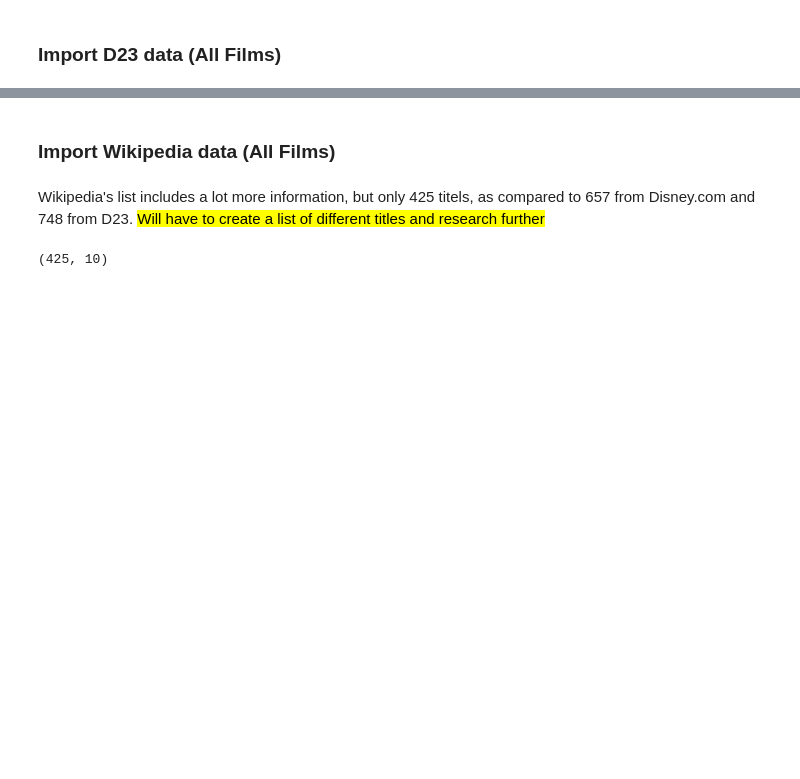
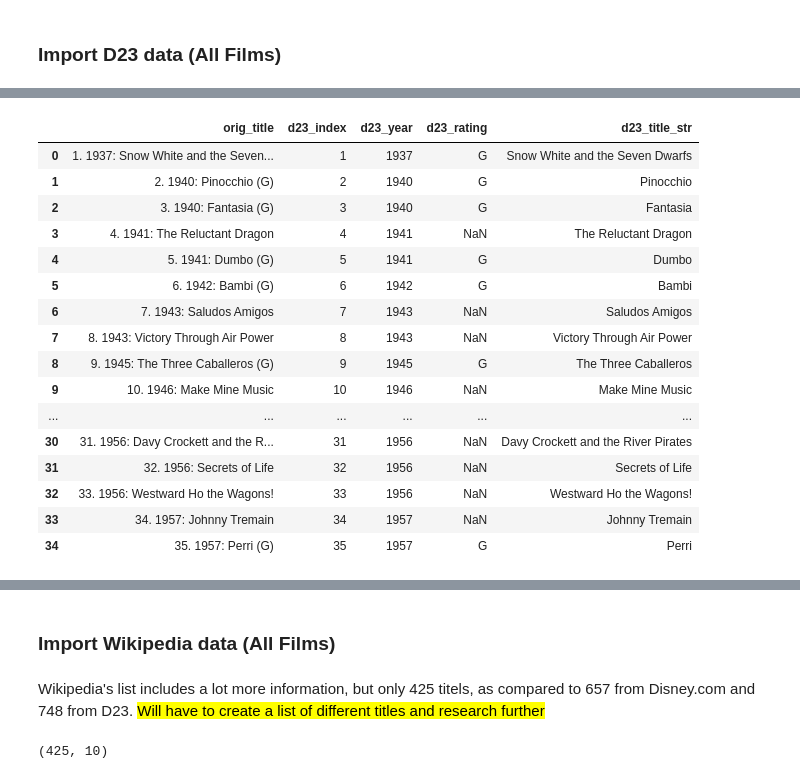
Before and after one commit to ThisBenRoberts/Disney-Movie-Project, a Jupyter notebook: 01_Disney_Import.ipynb, the cells around one changed output, grey strips where cells are left out. Drawn from its saved outputs; the diff is of its cells as text; code cells hidden in the pictures; blank space fills up the shorter version.

```diff
--- a/01_Disney_Import.ipynb
+++ b/01_Disney_Import.ipynb
@@ -50,3 +149,10 @@ FL_D23.head()
 | 2 | 3. 1940: Fantasia (G) |
 | 3 | 4. 1941: The Reluctant Dragon |
 | 4 | 5. 1941: Dumbo (G) |
+# %%
+# Splitting out the d_23 index number from the title
+# Not dropping the d23_index just yet incase I need it to trouble shoot
+
+index_split = FL_D23['orig_title'].str.split(".", n = 1, expand = True)
+FL_D23['d23_index'] = index_split[0]
+FL_D23['d23_title_str'] = index_split[1]
@@ -52,0 +168,9 @@ FL_D23.head()
+# %%
+# Splitting out the year number from the title
+
+year_split = FL_D23['d23_title_str'].str.split(":", n = 1, expand = True)
+
+FL_D23['d23_year'] = year_split[0]
+FL_D23['d23_title_str'] = year_split[1]
+
+FL_D23 = FL_D23[['orig_title', 'd23_index', 'd23_year', 'd23_title_str']]
@@ -52,0 +194,44 @@ FL_D23.head()
+# %%
+# If the rating is included in the title string, then assign the rating value to the rating column
+
+FL_D23['d23_rating'] = np.where(FL_D23['d23_title_str'].str.contains("\(G\)"), "G",
+                                np.where(FL_D23['d23_title_str'].str.contains("\(PG\)"), "PG",
+                                         np.where(FL_D23['d23_title_str'].str.contains("\(PG-13\)"), "PG-13",
+                                                  np.where(FL_D23['d23_title_str'].str.contains("\(R\)"), "R",
+                                                           np.where(FL_D23['d23_title_str'].str.contains("\(PG_13\)"), "PG-13",
+                                                                    np.where(FL_D23['d23_title_str'].str.contains("\(PG-13"), "PG-13",
+                                                                             np.where(FL_D23['d23_title_str'].str.contains("\(NR\)"), "NaN",
+                                                           "NaN" ) ) ) ) ) ) )
+
+# If the rating is included in the title string, then strip it out
+
+FL_D23['d23_title_str'] = np.where(FL_D23['d23_title_str'].str.contains("\(G\)"), FL_D23['d23_title_str'].str.replace("\(G\)",''),
+                                np.where(FL_D23['d23_title_str'].str.contains("\(PG\)"), FL_D23['d23_title_str'].str.replace("\(PG\)",''),
+                                         np.where(FL_D23['d23_title_str'].str.contains("\(PG-13\)"), FL_D23['d23_title_str'].str.replace("\(PG-13\)",''),
+                                                  np.where(FL_D23['d23_title_str'].str.contains("\(R\)"), FL_D23['d23_title_str'].str.replace("\(R\)",''),
+                                                           np.where(FL_D23['d23_title_str'].str.contains("\(PG_13\)"), FL_D23['d23_title_str'].str.replace("\(PG_13\)",''),
+                                                                    np.where(FL_D23['d23_title_str'].str.contains("\(PG-13"), FL_D23['d23_title_str'].str.replace("\(PG-13",''),
+                                                                             np.where(FL_D23['d23_title_str'].str.contains("\(NR\)"), FL_D23['d23_title_str'].str.replace("\(NR\)",''),
+                                                                    FL_D23['d23_title_str'] ) ) ) ) ) ) )
+
+FL_D23 = FL_D23[['orig_title', 'd23_index', 'd23_year', 'd23_rating', 'd23_title_str']]
+# %%
+FL_D23.head(35)
+# %% [output]
+|  | orig_title | d23_index | d23_year | d23_rating | d23_title_str |
+| 0 | 1. 1937: Snow White and the Seven... | 1 | 1937 | G | Snow White and the Seven Dwarfs |
+| 1 | 2. 1940: Pinocchio (G) | 2 | 1940 | G | Pinocchio |
+| 2 | 3. 1940: Fantasia (G) | 3 | 1940 | G | Fantasia |
+| 3 | 4. 1941: The Reluctant Dragon | 4 | 1941 | NaN | The Reluctant Dragon |
+| 4 | 5. 1941: Dumbo (G) | 5 | 1941 | G | Dumbo |
+| 5 | 6. 1942: Bambi (G) | 6 | 1942 | G | Bambi |
+| 6 | 7. 1943: Saludos Amigos | 7 | 1943 | NaN | Saludos Amigos |
+| 7 | 8. 1943: Victory Through Air Power | 8 | 1943 | NaN | Victory Through Air Power |
+| 8 | 9. 1945: The Three Caballeros (G) | 9 | 1945 | G | The Three Caballeros |
+| 9 | 10. 1946: Make Mine Music | 10 | 1946 | NaN | Make Mine Music |
+| ... | ... | ... | ... | ... | ... |
+| 30 | 31. 1956: Davy Crockett and the R... | 31 | 1956 | NaN | Davy Crockett and the River Pirates |
+| 31 | 32. 1956: Secrets of Life | 32 | 1956 | NaN | Secrets of Life |
+| 32 | 33. 1956: Westward Ho the Wagons! | 33 | 1956 | NaN | Westward Ho the Wagons! |
+| 33 | 34. 1957: Johnny Tremain | 34 | 1957 | NaN | Johnny Tremain |
+| 34 | 35. 1957: Perri (G) | 35 | 1957 | G | Perri |
```
Also changed, not shown: parts of 27 cells of this notebook.
